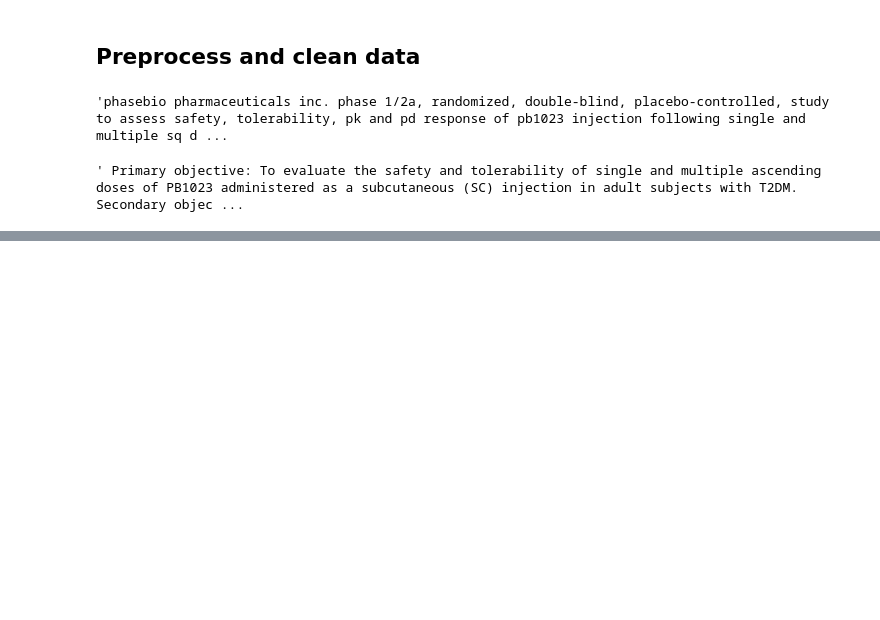
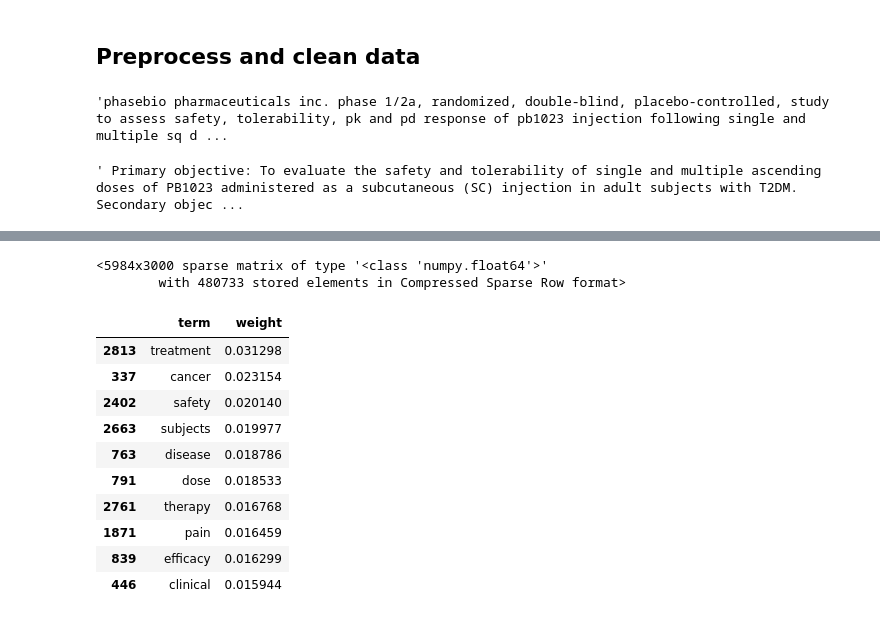
Before and after one commit to cmdelaserna/clinical-trials, a Jupyter notebook: mvp/notebooks/Script 3 - Search data - ML - Vis Results.ipynb, the cells around one changed output, grey strips where cells are left out. Cells and saved outputs as stored; diff of their text form; code cells hidden in the pictures; blank space fills up the shorter version.

```diff
--- a/mvp/notebooks/Script 3 - Search data - ML - Vis Results.ipynb
+++ b/mvp/notebooks/Script 3 - Search data - ML - Vis Results.ipynb
@@ -84,0 +115,7 @@ NameError: name 'spacy' is not defined
+# %%
+transformer = TfidfTransformer()
+tweights = transformer.fit_transform(X)
+tweights
+# %% [output]
+<5984x3000 sparse matrix of type '<class 'numpy.float64'>'
+        with 480733 stored elements in Compressed Sparse Row format>
@@ -84,0 +125,17 @@ NameError: name 'spacy' is not defined
+# %%
+# Top terms by average tf-idf weight
+weights = np.asarray(tweights.mean(axis=0)).ravel().tolist()
+weights_df = pd.DataFrame({'term': cv.get_feature_names(), 'weight': weights})
+weights_df.sort_values(by='weight', ascending=False).head(10)
+# %% [output]
+|  | term | weight |
+| 2813 | treatment | 0.031298 |
+| 337 | cancer | 0.023154 |
+| 2402 | safety | 0.020140 |
+| 2663 | subjects | 0.019977 |
+| 763 | disease | 0.018786 |
+| 791 | dose | 0.018533 |
+| 2761 | therapy | 0.016768 |
+| 1871 | pain | 0.016459 |
+| 839 | efficacy | 0.016299 |
+| 446 | clinical | 0.015944 |
```
Also changed, not shown: parts of 17 cells of this notebook.
